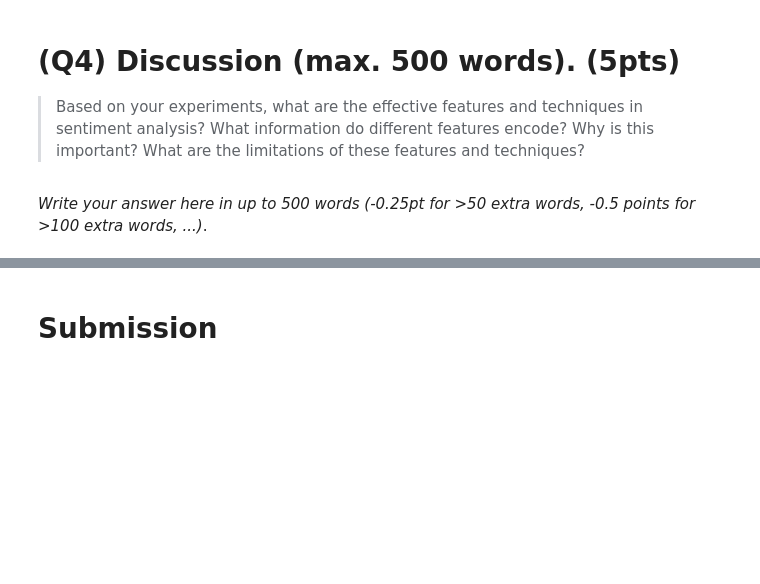
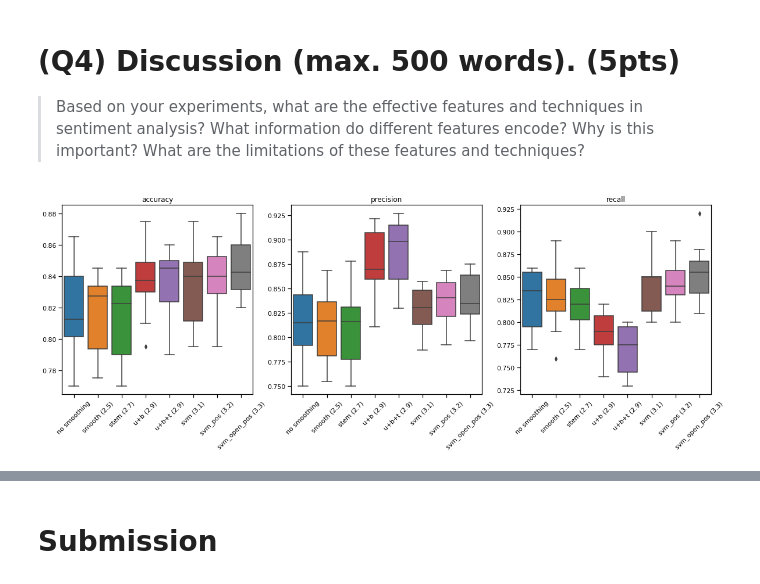
Before and after one commit to thesofakillers/nlp1-labs, a Jupyter notebook: practical1/practical1.ipynb, the cells around one changed output, grey strips where cells are left out. Drawn from its saved outputs; the diff is of its cells as text; code cells hidden in the pictures; blank space fills up the shorter version.

Commit message:
update some funcs; provide some answers; svm code; outline discussion

```diff
--- a/practical1/practical1.ipynb
+++ b/practical1/practical1.ipynb
@@ -1265,0 +1530,4 @@ Use cross-validation to evaluate the performance of the classifiers.
+# %%
+svm_metrics = perform_rr_cv_svm(
+    lower_case_reviews, 10, 10, 1000, False, False, False
+)
@@ -1274,2 +1562,5 @@ replicate the results obtained by Pang et al. (2002).
 # %%
 # YOUR CODE HERE
+svm_pos_metrics = perform_rr_cv_svm(
+    lower_case_reviews, 10, 10, 1000, True, False, False
+)
@@ -1279,3 +1594,6 @@ replicate the results obtained by Pang et al. (2002).
 #### (Q3.3) Discard all closed-class words from your data (keep only nouns, verbs, adjectives, and adverbs), and report performance. Does this help? Use cross-validation to evaluate the classifier and compare the results with (Q3.2). Are closed-class words detrimental to the classifier? Explain why this may be the case. (1pt)
 # %%
 # YOUR CODE HERE
+svm_open_pos_metrics = perform_rr_cv_svm(
+    lower_case_reviews, 10, 10, 1000, True, True, False
+)
@@ -1286,5 +1628,45 @@ replicate the results obtained by Pang et al. (2002).
 
 > Based on your experiments, what are the effective features and techniques in sentiment analysis? What information do different features encode?
 Why is this important? What are the limitations of these features and techniques?
-# %% [markdown]
-*Write your answer here in up to 500 words (-0.25pt for >50 extra words, -0.5 points for >100 extra words, ...)*.
+# %%
+# getting non_smoothed NB metrics (verbosity turned off)
+non_smooth_metrics = perform_rr_cv_nb(lower_case_reviews, 10, 10, 0, 1000, False)
+# %%
+# quick experimentation
+sns.set_context("notebook")
+metrics_dfs = []
+fig, axes = plt.subplots(1, 3, figsize=(20, 6))
+axes = axes.flatten()
+for i, metric in enumerate(["accuracy", "precision", "recall"]):
+    metric_df = pd.DataFrame(
+        data=np.array(
+            [
+                non_smooth_metrics[i],
+                smooth_metrics[i],
+                stem_metrics[i],
+                bigram_metrics[i],
+                trigram_metrics[i],
+                svm_metrics[i],
+                svm_pos_metrics[i],
+                svm_open_pos_metrics[i],
+            ]
+        ).T,
+        columns=[
+            "no smoothing",
+            "smooth (2.5)",
+            "stem (2.7)",
+            "u+b (2.9)",
+            "u+b+t (2.9)",
+            "svm (3.1)",
+            "svm_pos (3.2)",
+            "svm_open_pos (3.3)",
+        ],
+    )
+    metrics_dfs.append(metric_df)
+    ax = axes[i]
+    sns.boxplot(data=metric_df, ax=ax)
+    ax.tick_params(axis="x", rotation=45)
+    ax.set_title(f"{metric}")
+plt.show()
+# %% [output]
+[figure, added]
```
Also changed, not shown: parts of 34 cells of this notebook.
